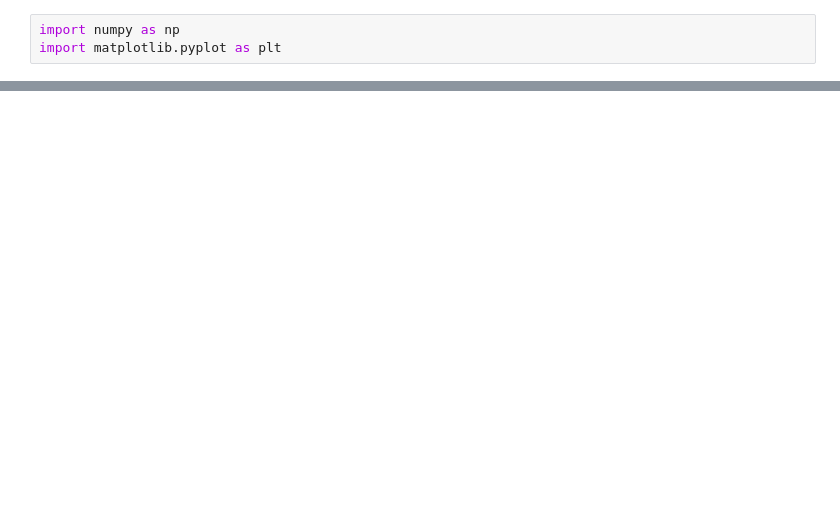
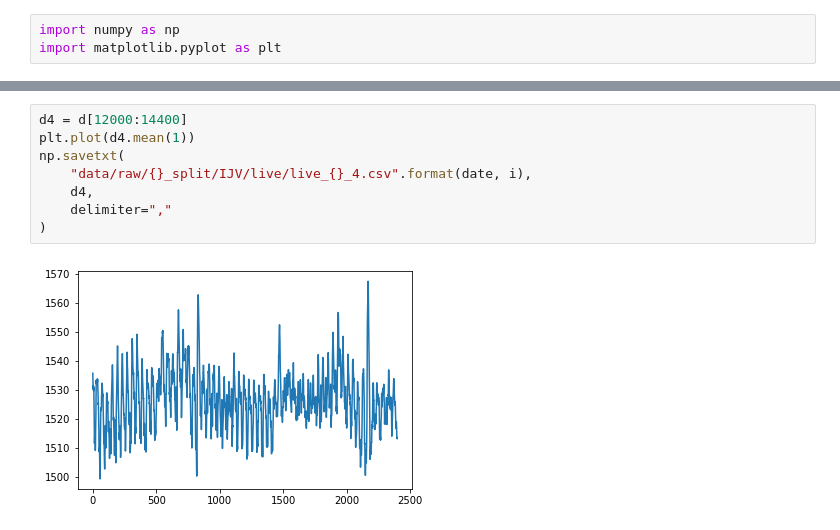
Before and after one commit to ToastCheng/ijv, a Jupyter notebook: n_切資料.ipynb, the cells around one changed output, grey strips where cells are left out. Saved outputs shown, nothing was run; the diff lists cells and outputs as text; blank space fills up the shorter version.

```diff
--- a/n_切資料.ipynb
+++ b/n_切資料.ipynb
@@ -47,0 +48,10 @@ np.savetxt(
+# %%
+d4 = d[12000:14400]
+plt.plot(d4.mean(1))
+np.savetxt(
+    "data/raw/{}_split/IJV/live/live_{}_4.csv".format(date, i),
+    d4,
+    delimiter=","
+)
+# %% [output]
+[figure, added]
```
Also changed, not shown: parts of 8 cells of this notebook, 4 other files.
